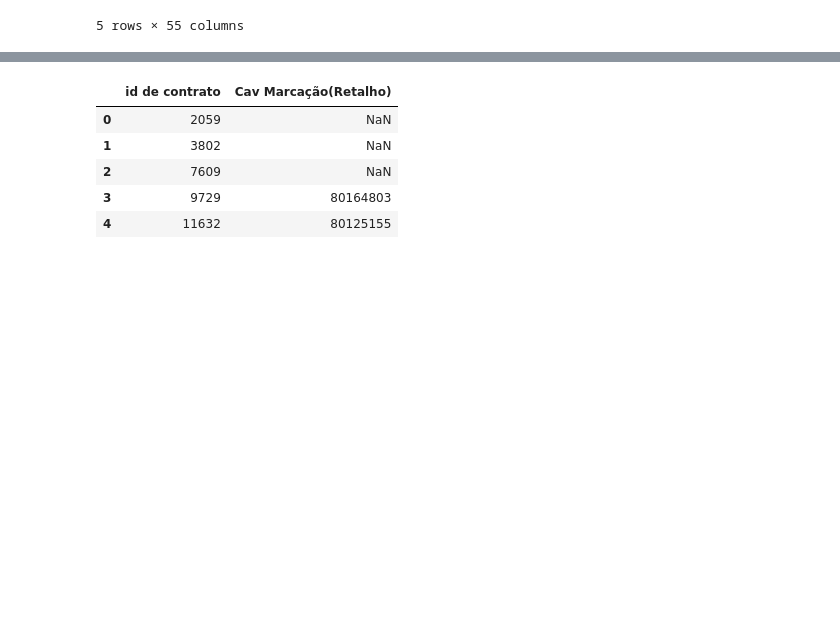
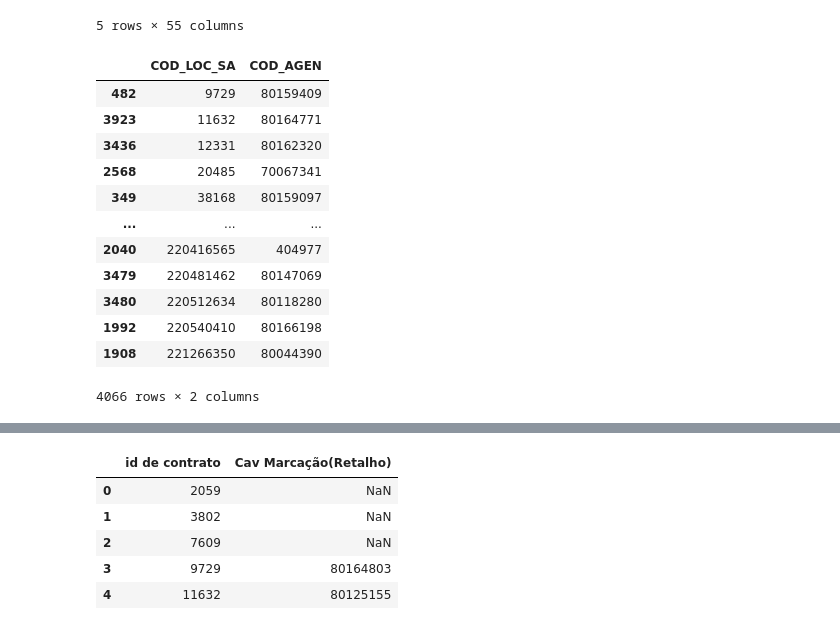
Before and after one commit to josepmatias/ONE, a Jupyter notebook: Migracoes/Migracoes_resumo.ipynb, the cells around one changed output, grey strips where cells are left out. Saved outputs shown, nothing was run; the diff lists cells and outputs as text; code cells hidden in the pictures; blank space fills up the shorter version.

```diff
--- a/Migracoes/Migracoes_resumo.ipynb
+++ b/Migracoes/Migracoes_resumo.ipynb
@@ -58,6 +58,22 @@ retalho_migracoes.head()
 | 3 | 202405 | W18 | 45413 | 45411 | NaN | NaN | -1 | 1.101861 | ... |
 | 4 | 202405 | W18 | 45413 | 45411 | NaN | NaN | -1 | 1.101894 | ... |
 5 rows × 55 columns
+# %%
+retalho_migracoes.sort_values(by="COD_LOC_SA", ascending=True)[["COD_LOC_SA", "COD_AGEN"]]
+# %% [output]
+|  | COD_LOC_SA | COD_AGEN |
+| 482 | 9729 | 80159409 |
+| 3923 | 11632 | 80164771 |
+| 3436 | 12331 | 80162320 |
+| 2568 | 20485 | 70067341 |
+| 349 | 38168 | 80159097 |
+| ... | ... | ... |
+| 2040 | 220416565 | 404977 |
+| 3479 | 220481462 | 80147069 |
+| 3480 | 220512634 | 80118280 |
+| 1992 | 220540410 | 80166198 |
+| 1908 | 221266350 | 80044390 |
+4066 rows × 2 columns
 # %%
 #função para criar lista com ids de contrato iguais na folha resumo e na folha de fecho de migrações
 
```
Also changed, not shown: parts of 2 cells of this notebook.
